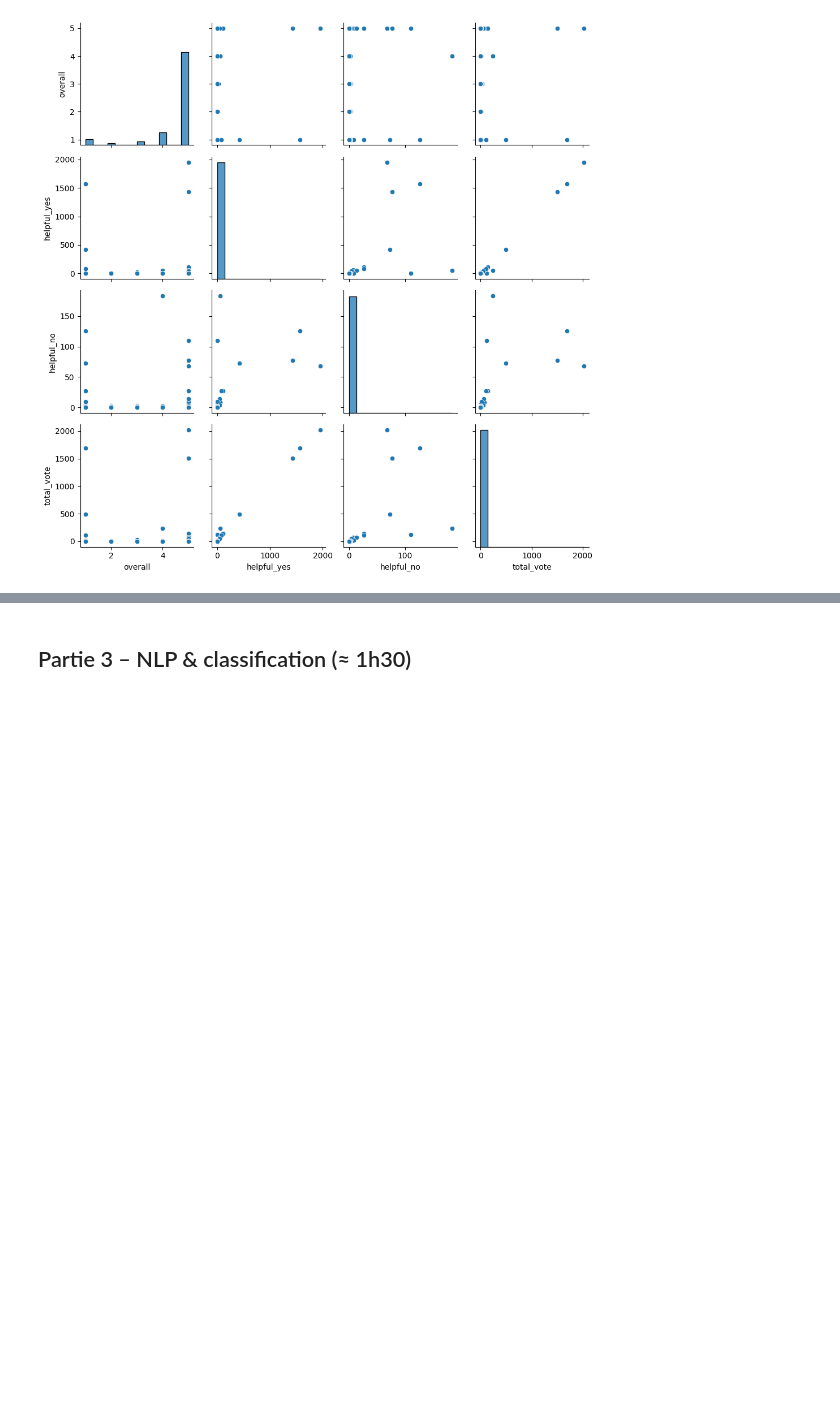
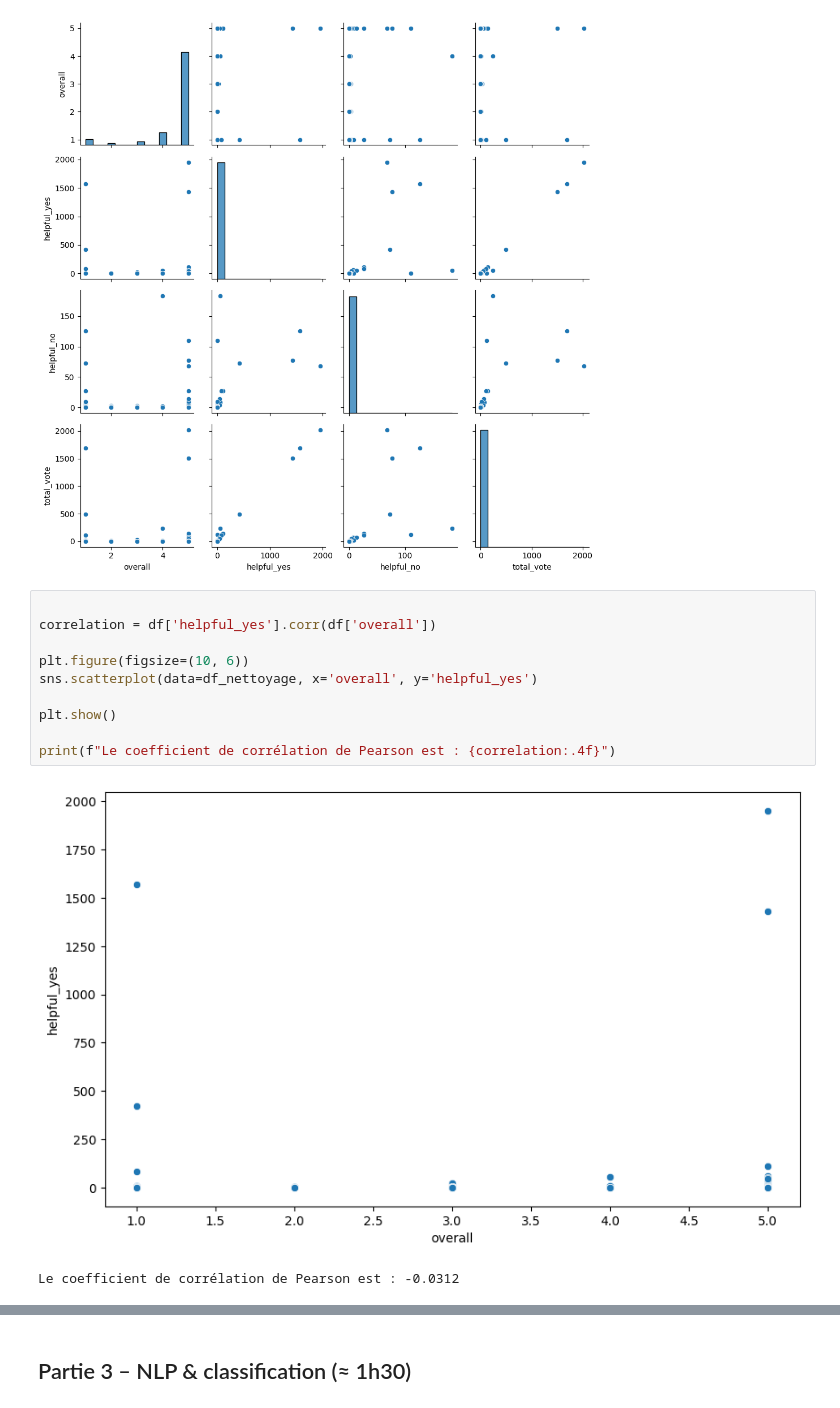
Before and after one commit to BYRic-F/Data_practice, a Jupyter notebook: fb_Entrainement_checkpoint_3.ipynb, the cells around one changed output, grey strips where cells are left out. Drawn from its saved outputs; the diff is of its cells as text; blank space fills up the shorter version.

```diff
--- a/fb_Entrainement_checkpoint_3.ipynb
+++ b/fb_Entrainement_checkpoint_3.ipynb
@@ -337,3 +337,16 @@ sns.pairplot(df_nettoyage)
 plt.tight_layout()
 # %% [output]
 [figure]
+# %%
+
+correlation = df['helpful_yes'].corr(df['overall'])
+
+plt.figure(figsize=(10, 6))
+sns.scatterplot(data=df_nettoyage, x='overall', y='helpful_yes')
+
+plt.show()
+
+print(f"Le coefficient de corrélation de Pearson est : {correlation:.4f}")
+# %% [output]
+[figure, added]
+Le coefficient de corrélation de Pearson est : -0.0312
```
Also changed, not shown: parts of 1 cell of this notebook.
